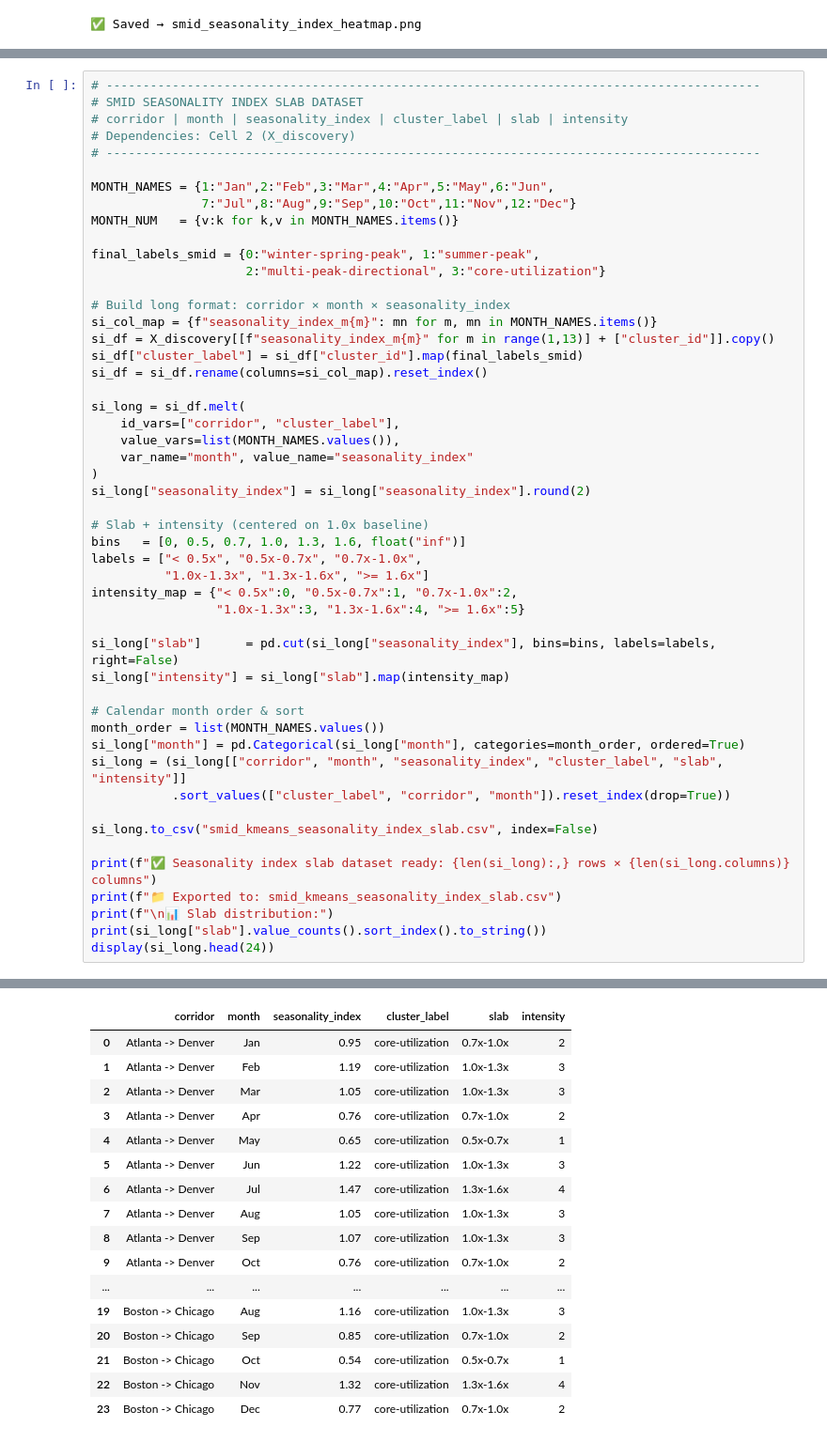
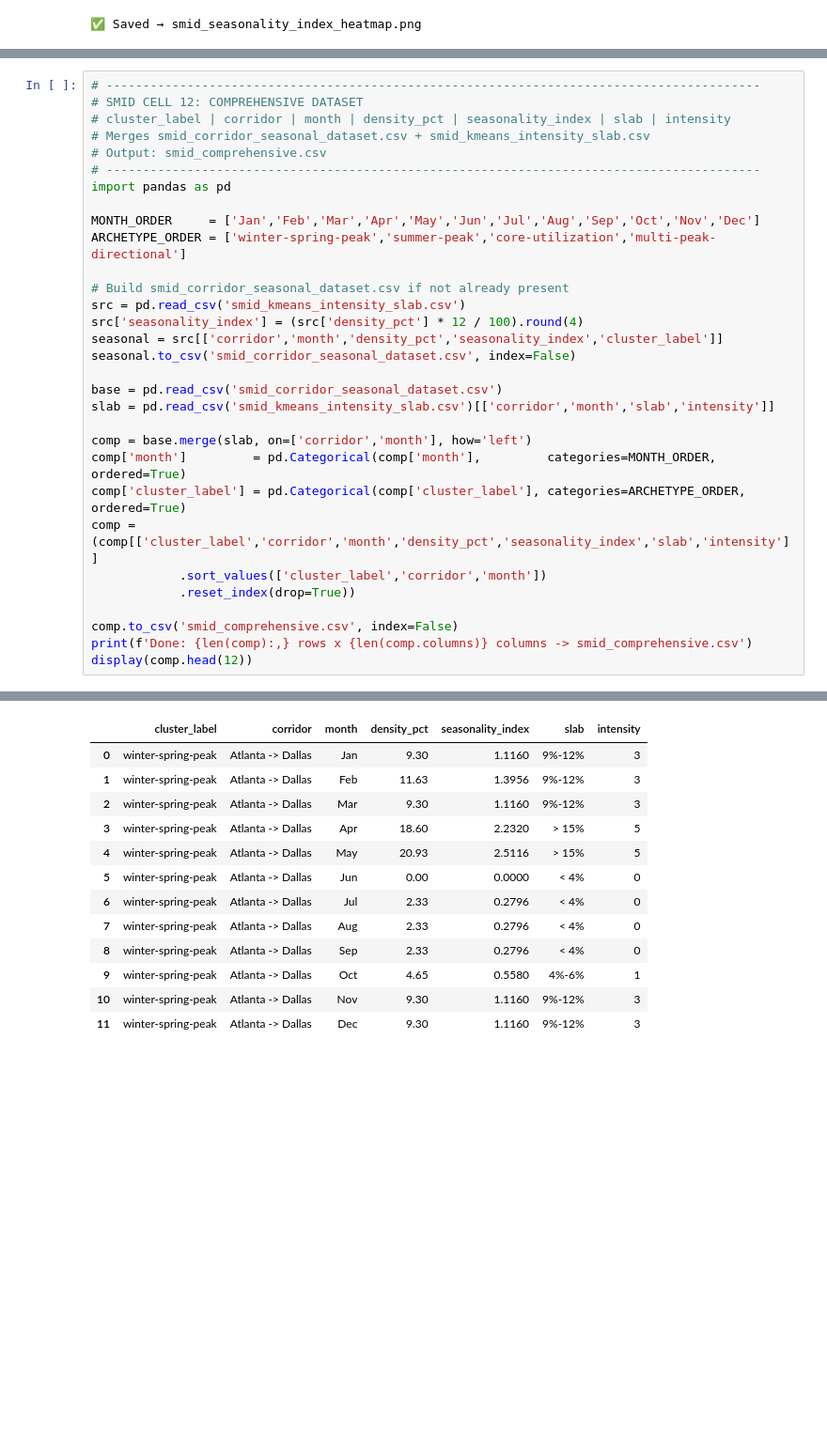
Before and after one commit to tausif-agntworksai/flight-pipeline, a Jupyter notebook: pricing/eda/vedant/wingx/calculation/wingx-smid-kmeans.ipynb, the cells around one changed output, grey strips where cells are left out. Shown at 94% size. Drawn from its saved outputs; the diff is of its cells as text; blank space fills up the shorter version.

```diff
--- a/pricing/eda/vedant/wingx/calculation/wingx-smid-kmeans.ipynb
+++ b/pricing/eda/vedant/wingx/calculation/wingx-smid-kmeans.ipynb
@@ -534,51 +536,32 @@ print(f"✅ Saved → {OUT}")
 # %%
 # -----------------------------------------------------------------------------------------
-# SMID SEASONALITY INDEX SLAB DATASET
-# corridor | month | seasonality_index | cluster_label | slab | intensity
-# Dependencies: Cell 2 (X_discovery)
+# SMID CELL 12: COMPREHENSIVE DATASET
+# cluster_label | corridor | month | density_pct | seasonality_index | slab | intensity
+# Merges smid_corridor_seasonal_dataset.csv + smid_kmeans_intensity_slab.csv
+# Output: smid_comprehensive.csv
 # -----------------------------------------------------------------------------------------
+import pandas as pd
 
-MONTH_NAMES = {1:"Jan",2:"Feb",3:"Mar",4:"Apr",5:"May",6:"Jun",
-               7:"Jul",8:"Aug",9:"Sep",10:"Oct",11:"Nov",12:"Dec"}
-MONTH_NUM   = {v:k for k,v in MONTH_NAMES.items()}
+MONTH_ORDER     = ['Jan','Feb','Mar','Apr','May','Jun','Jul','Aug','Sep','Oct','Nov','Dec']
+ARCHETYPE_ORDER = ['winter-spring-peak','summer-peak','core-utilization','multi-peak-directional']
 
-final_labels_smid = {0:"winter-spring-peak", 1:"summer-peak",
-                     2:"multi-peak-directional", 3:"core-utilization"}
+# Build smid_corridor_seasonal_dataset.csv if not already present
+src = pd.read_csv('smid_kmeans_intensity_slab.csv')
+src['seasonality_index'] = (src['density_pct'] * 12 / 100).round(4)
+seasonal = src[['corridor','month','density_pct','seasonality_index','cluster_label']]
+seasonal.to_csv('smid_corridor_seasonal_dataset.csv', index=False)
 
-# Build long format: corridor × month × seasonality_index
-si_col_map = {f"seasonality_index_m{m}": mn for m, mn in MONTH_NAMES.items()}
-si_df = X_discovery[[f"seasonality_index_m{m}" for m in range(1,13)] + ["cluster_id"]].copy()
-si_df["cluster_label"] = si_df["cluster_id"].map(final_labels_smid)
-si_df = si_df.rename(columns=si_col_map).reset_index()
+base = pd.read_csv('smid_corridor_seasonal_dataset.csv')
+slab = pd.read_csv('smid_kmeans_intensity_slab.csv')[['corridor','month','slab','intensity']]
 
-si_long = si_df.melt(
-    id_vars=["corridor", "cluster_label"],
-    value_vars=list(MONTH_NAMES.values()),
-    var_name="month", value_name="seasonality_index"
-)
-si_long["seasonality_index"] = si_long["seasonality_index"].round(2)
+comp = base.merge(slab, on=['corridor','month'], how='left')
+comp['month']         = pd.Categorical(comp['month'],         categories=MONTH_ORDER,     ordered=True)
+comp['cluster_label'] = pd.Categorical(comp['cluster_label'], categories=ARCHETYPE_ORDER, ordered=True)
+comp = (comp[['cluster_label','corridor','month','density_pct','seasonality_index','slab','intensity']]
+            .sort_values(['cluster_label','corridor','month'])
+            .reset_index(drop=True))
 
-# Slab + intensity (centered on 1.0x baseline)
-bins   = [0, 0.5, 0.7, 1.0, 1.3, 1.6, float("inf")]
-labels = ["< 0.5x", "0.5x-0.7x", "0.7x-1.0x",
-          "1.0x-1.3x", "1.3x-1.6x", ">= 1.6x"]
-intensity_map = {"< 0.5x":0, "0.5x-0.7x":1, "0.7x-1.0x":2,
-                 "1.0x-1.3x":3, "1.3x-1.6x":4, ">= 1.6x":5}
-
-si_long["slab"]      = pd.cut(si_long["seasonality_index"], bins=bins, labels=labels, right=False)
-si_long["intensity"] = si_long["slab"].map(intensity_map)
-
-# Calendar month order & sort
-month_order = list(MONTH_NAMES.values())
-si_long["month"] = pd.Categorical(si_long["month"], categories=month_order, ordered=True)
-si_long = (si_long[["corridor", "month", "seasonality_index", "cluster_label", "slab", "intensity"]]
-           .sort_values(["cluster_label", "corridor", "month"]).reset_index(drop=True))
-
-si_long.to_csv("smid_kmeans_seasonality_index_slab.csv", index=False)
-
-print(f"✅ Seasonality index slab dataset ready: {len(si_long):,} rows × {len(si_long.columns)} columns")
-print(f"📁 Exported to: smid_kmeans_seasonality_index_slab.csv")
-print(f"\n📊 Slab distribution:")
-print(si_long["slab"].value_counts().sort_index().to_string())
-display(si_long.head(24))
+comp.to_csv('smid_comprehensive.csv', index=False)
+print(f'Done: {len(comp):,} rows x {len(comp.columns)} columns -> smid_comprehensive.csv')
+display(comp.head(12))
 # %% [output]
@@ -596,17 +569,13 @@ slab
-|  | corridor | month | seasonality_index | cluster_label | slab | intensity |
-| 0 | Atlanta -> Denver | Jan | 0.95 | core-utilization | 0.7x-1.0x | 2 |
-| 1 | Atlanta -> Denver | Feb | 1.19 | core-utilization | 1.0x-1.3x | 3 |
-| 2 | Atlanta -> Denver | Mar | 1.05 | core-utilization | 1.0x-1.3x | 3 |
-| 3 | Atlanta -> Denver | Apr | 0.76 | core-utilization | 0.7x-1.0x | 2 |
-| 4 | Atlanta -> Denver | May | 0.65 | core-utilization | 0.5x-0.7x | 1 |
-| 5 | Atlanta -> Denver | Jun | 1.22 | core-utilization | 1.0x-1.3x | 3 |
-| 6 | Atlanta -> Denver | Jul | 1.47 | core-utilization | 1.3x-1.6x | 4 |
-| 7 | Atlanta -> Denver | Aug | 1.05 | core-utilization | 1.0x-1.3x | 3 |
-| 8 | Atlanta -> Denver | Sep | 1.07 | core-utilization | 1.0x-1.3x | 3 |
-| 9 | Atlanta -> Denver | Oct | 0.76 | core-utilization | 0.7x-1.0x | 2 |
-| ... | ... | ... | ... | ... | ... | ... |
-| 19 | Boston -> Chicago | Aug | 1.16 | core-utilization | 1.0x-1.3x | 3 |
-| 20 | Boston -> Chicago | Sep | 0.85 | core-utilization | 0.7x-1.0x | 2 |
-| 21 | Boston -> Chicago | Oct | 0.54 | core-utilization | 0.5x-0.7x | 1 |
-| 22 | Boston -> Chicago | Nov | 1.32 | core-utilization | 1.3x-1.6x | 4 |
-| 23 | Boston -> Chicago | Dec | 0.77 | core-utilization | 0.7x-1.0x | 2 |
+|  | cluster_label | corridor | month | density_pct | seasonality_index | slab | intensity |
+| 0 | winter-spring-peak | Atlanta -> Dallas | Jan | 9.30 | 1.1160 | 9%-12% | 3 |
+| 1 | winter-spring-peak | Atlanta -> Dallas | Feb | 11.63 | 1.3956 | 9%-12% | 3 |
+| 2 | winter-spring-peak | Atlanta -> Dallas | Mar | 9.30 | 1.1160 | 9%-12% | 3 |
+| 3 | winter-spring-peak | Atlanta -> Dallas | Apr | 18.60 | 2.2320 | > 15% | 5 |
+| 4 | winter-spring-peak | Atlanta -> Dallas | May | 20.93 | 2.5116 | > 15% | 5 |
+| 5 | winter-spring-peak | Atlanta -> Dallas | Jun | 0.00 | 0.0000 | < 4% | 0 |
+| 6 | winter-spring-peak | Atlanta -> Dallas | Jul | 2.33 | 0.2796 | < 4% | 0 |
+| 7 | winter-spring-peak | Atlanta -> Dallas | Aug | 2.33 | 0.2796 | < 4% | 0 |
+| 8 | winter-spring-peak | Atlanta -> Dallas | Sep | 2.33 | 0.2796 | < 4% | 0 |
+| 9 | winter-spring-peak | Atlanta -> Dallas | Oct | 4.65 | 0.5580 | 4%-6% | 1 |
+| 10 | winter-spring-peak | Atlanta -> Dallas | Nov | 9.30 | 1.1160 | 9%-12% | 3 |
+| 11 | winter-spring-peak | Atlanta -> Dallas | Dec | 9.30 | 1.1160 | 9%-12% | 3 |
```
Also changed, not shown: parts of 3 cells of this notebook, 1 other file.
